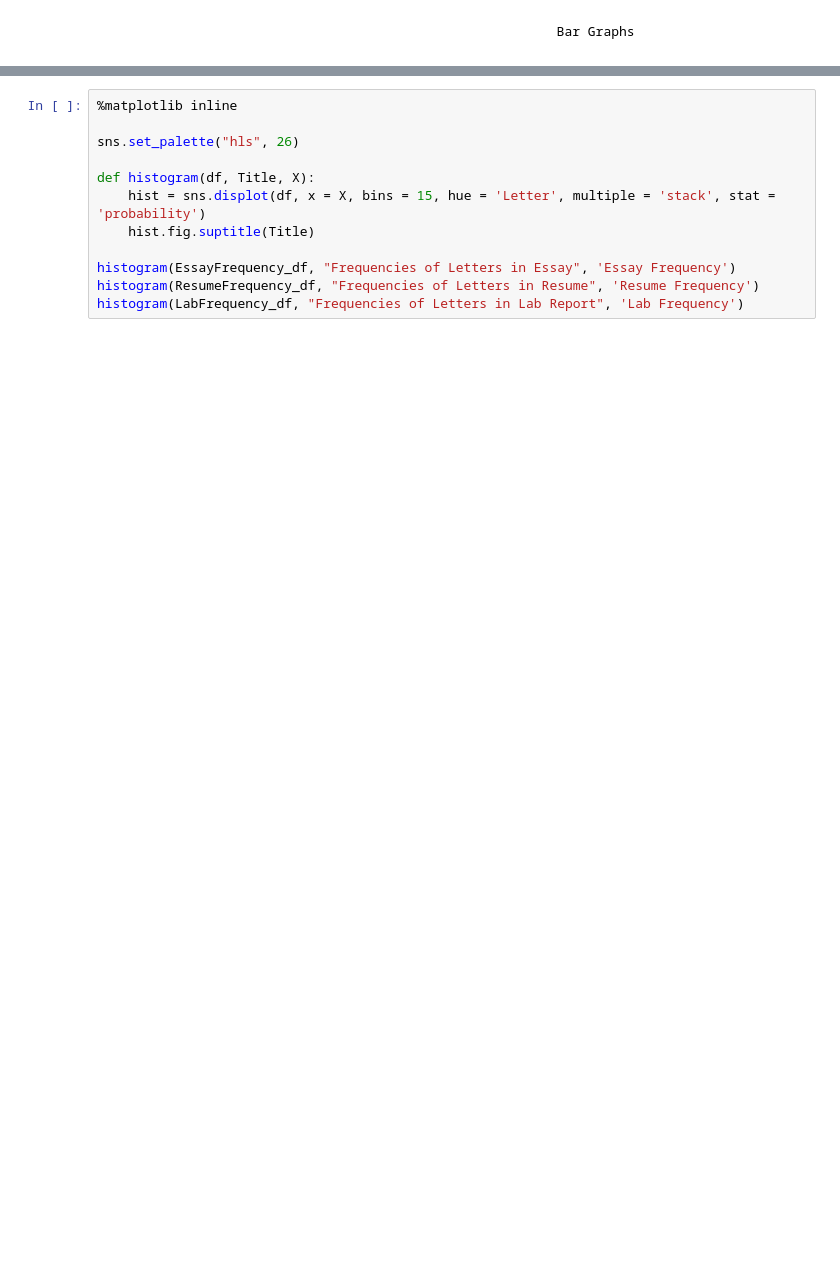
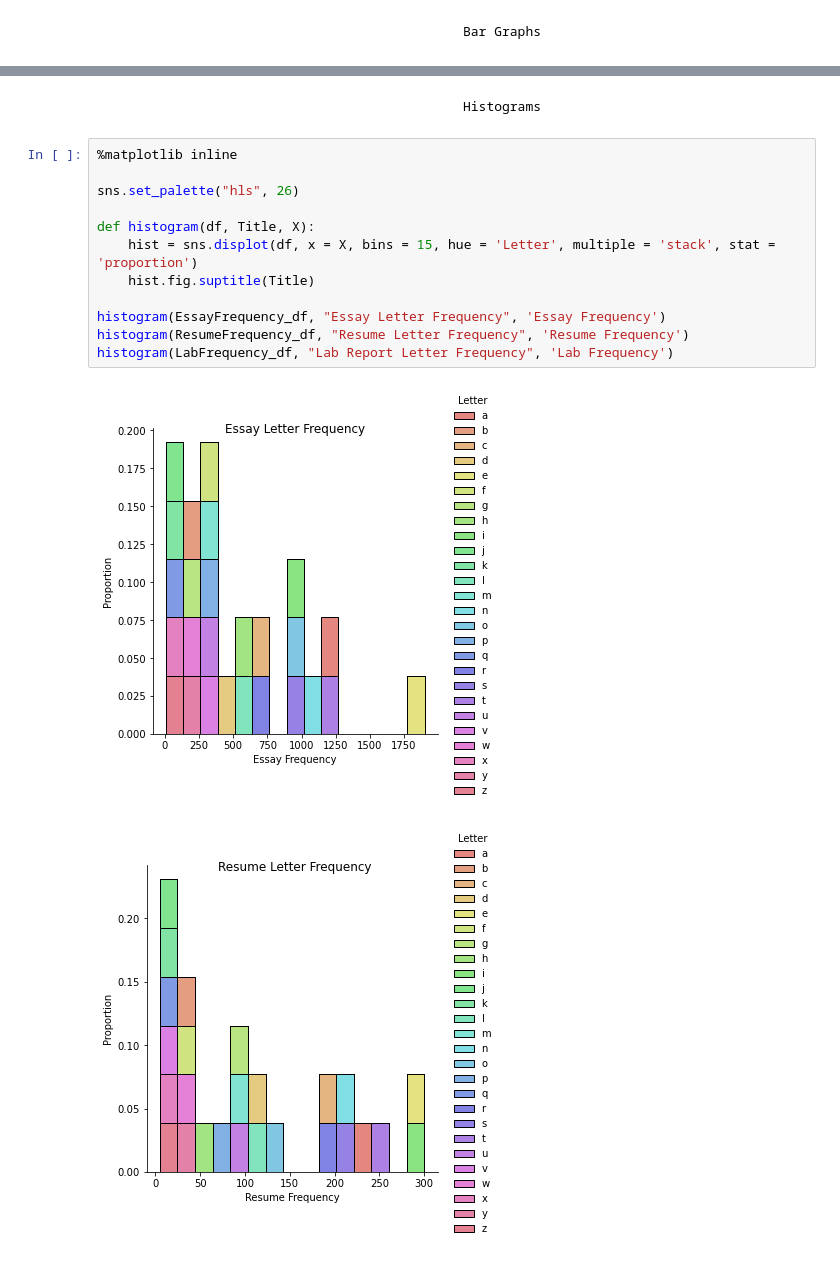
Before and after one commit to mikayla-eckelcifrese/JupyterLabRepository, a Jupyter notebook: DAT301 Project 2.ipynb, the cells around one changed output, grey strips where cells are left out. Cells and saved outputs as stored; diff of their text form; blank space fills up the shorter version.

```diff
--- a/DAT301 Project 2.ipynb
+++ b/DAT301 Project 2.ipynb
@@ -237,12 +311,17 @@ BarGraph(LabFrequency_df, "Frequencies of Letters in Lab Report", "deepskyblue",
+# %% [markdown]
+                                                 Histograms
 # %%
 %matplotlib inline
 
 sns.set_palette("hls", 26)
 
 def histogram(df, Title, X):
-    hist = sns.displot(df, x = X, bins = 15, hue = 'Letter', multiple = 'stack', stat = 'probability')
+    hist = sns.displot(df, x = X, bins = 15, hue = 'Letter', multiple = 'stack', stat = 'proportion')
     hist.fig.suptitle(Title)
 
-histogram(EssayFrequency_df, "Frequencies of Letters in Essay", 'Essay Frequency')
-histogram(ResumeFrequency_df, "Frequencies of Letters in Resume", 'Resume Frequency')
-histogram(LabFrequency_df, "Frequencies of Letters in Lab Report", 'Lab Frequency')
+histogram(EssayFrequency_df, "Essay Letter Frequency", 'Essay Frequency')
+histogram(ResumeFrequency_df, "Resume Letter Frequency", 'Resume Frequency')
+histogram(LabFrequency_df, "Lab Report Letter Frequency", 'Lab Frequency')
+# %% [output]
+[figure, added]
+[figure, added]
```
Also changed, not shown: parts of 31 cells of this notebook.
